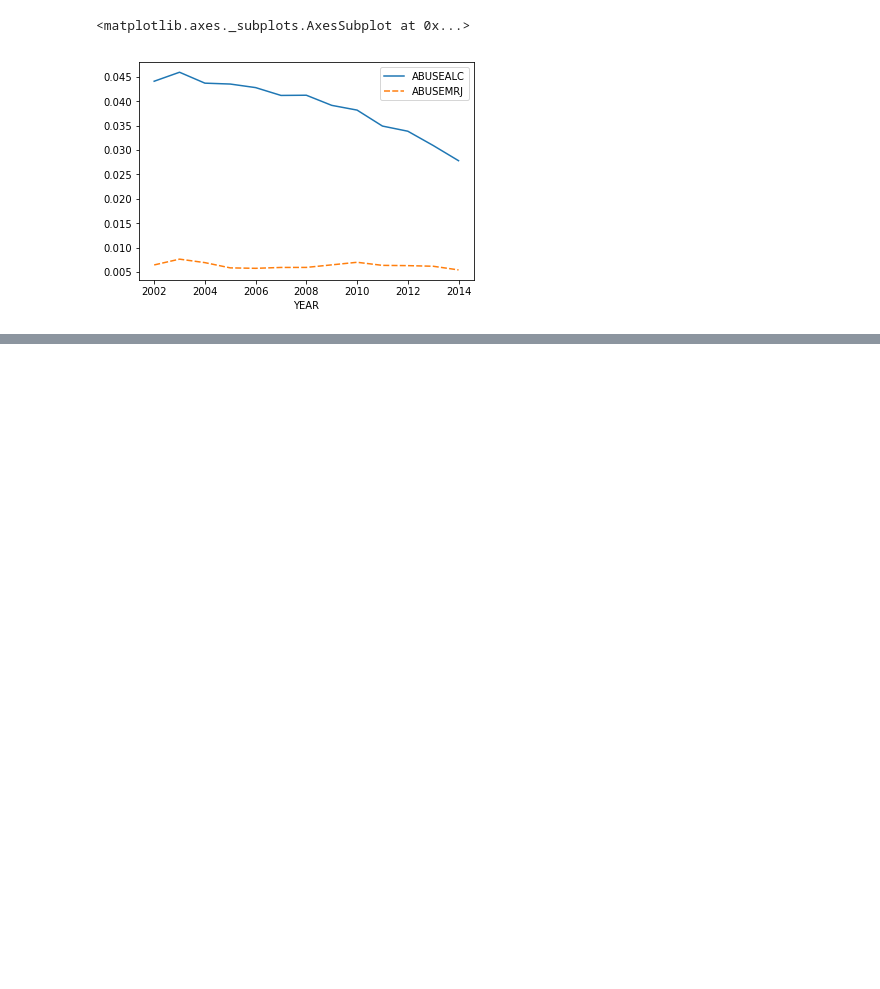
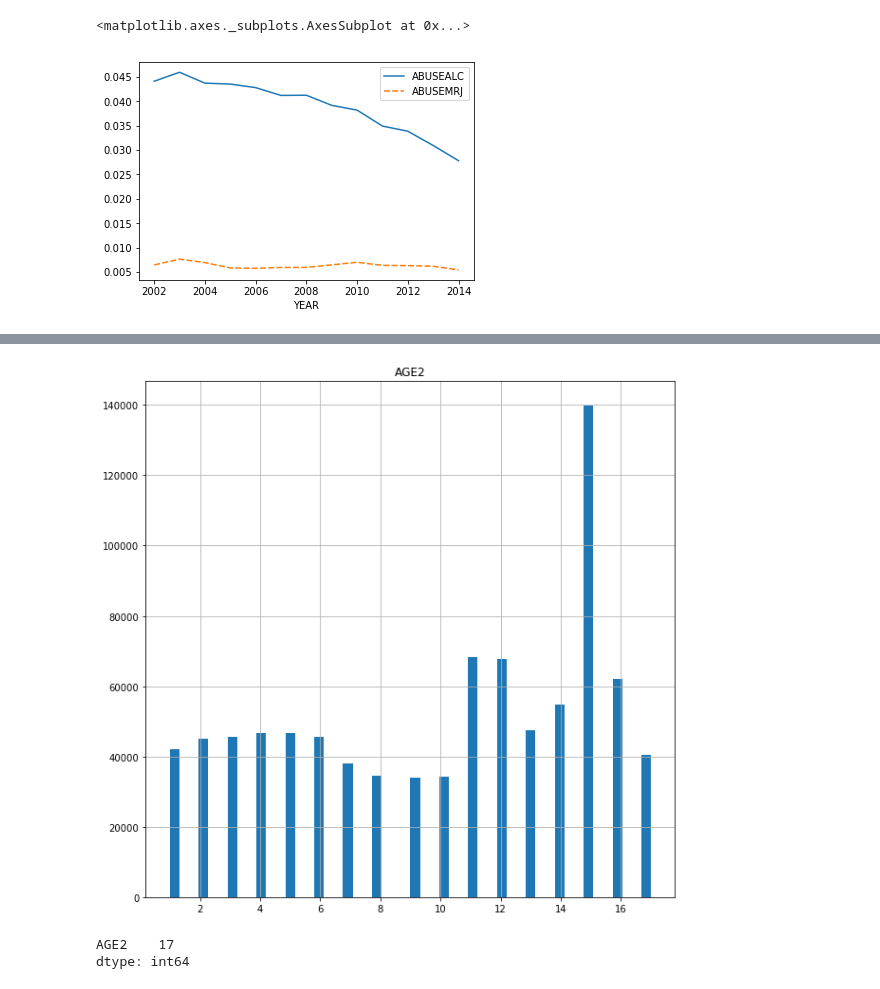
Before and after one commit to displaced-lobster/BDC2019, a Jupyter notebook: NSDUH.ipynb, the cells around one changed output, grey strips where cells are left out. Drawn from its saved outputs; the diff is of its cells as text; code cells hidden in the pictures; blank space fills up the shorter version.

```diff
--- a/NSDUH.ipynb
+++ b/NSDUH.ipynb
@@ -582,0 +640,11 @@ sns.lineplot(data=df_ave_year[abuse])
+# %%
+ages = pd.read_csv('./datasets/nsduh/ages.csv')
+ages.hist(figsize=(10, 10), bins=50)
+plt.show()
+# %% [output]
+[figure, added]
+# %%
+ages.max()
+# %% [output]
+AGE2    17
+dtype: int64
```
Also changed, not shown: parts of 11 cells of this notebook, 2 other files.
